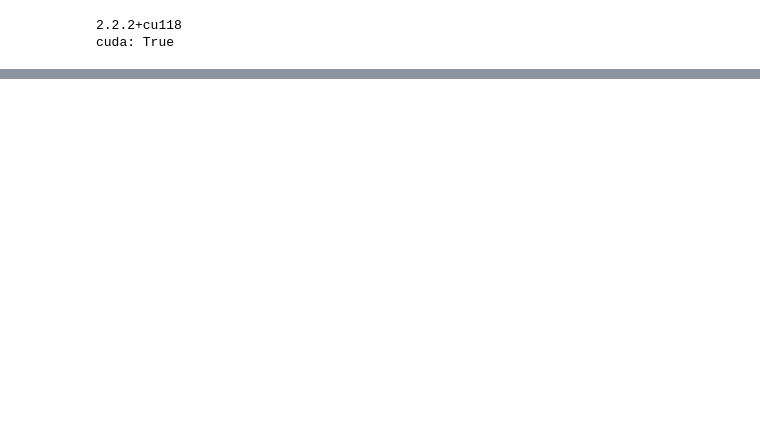
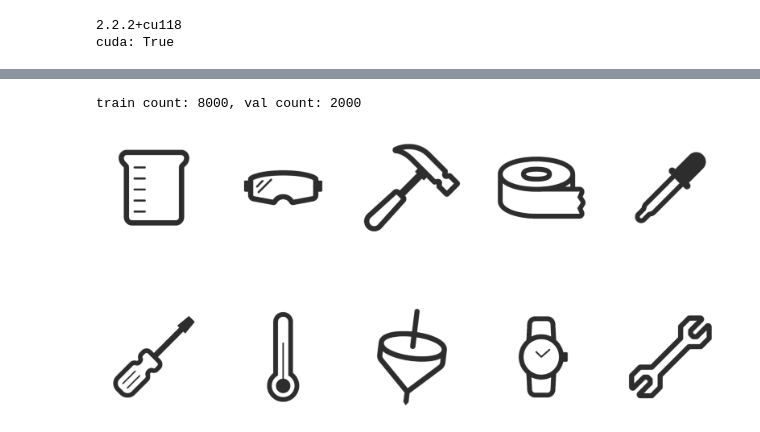
Before and after one commit to MeowOhMeow/CHIPI-CHIPI-CHAPA-CHAPA-DUBI-DUBI-DABA-DABA, a Jupyter notebook: yolo.ipynb, the cells around one changed output, grey strips where cells are left out. Cells and saved outputs as stored; diff of their text form; code cells hidden in the pictures; blank space fills up the shorter version.

Commit message:
complete image generating

```diff
--- a/yolo.ipynb
+++ b/yolo.ipynb
@@ -35,0 +87,25 @@ cuda: True
+# %%
+train_val_ratio = 0.8
+data_count = 1e4
+
+train_count = int(data_count * train_val_ratio)
+val_count = int(data_count - train_count)
+print(f'train count: {train_count}, val count: {val_count}')
+
+width, height = 640, 480
+
+# show images
+from PIL import Image
+import matplotlib.pyplot as plt
+
+item_image_dir = "lost_item_images"
+images = os.listdir(item_image_dir)
+plt.subplots(2, 5, figsize=(20, 10))
+for i, image in enumerate(images[:10]):
+    img = Image.open(os.path.join(item_image_dir, image))
+    plt.subplot(2, 5, i+1)
+    plt.imshow(img)
+    plt.axis('off')
+# %% [output]
+train count: 8000, val count: 2000
+[figure, added]
```
Also changed, not shown: parts of 10 cells of this notebook.
